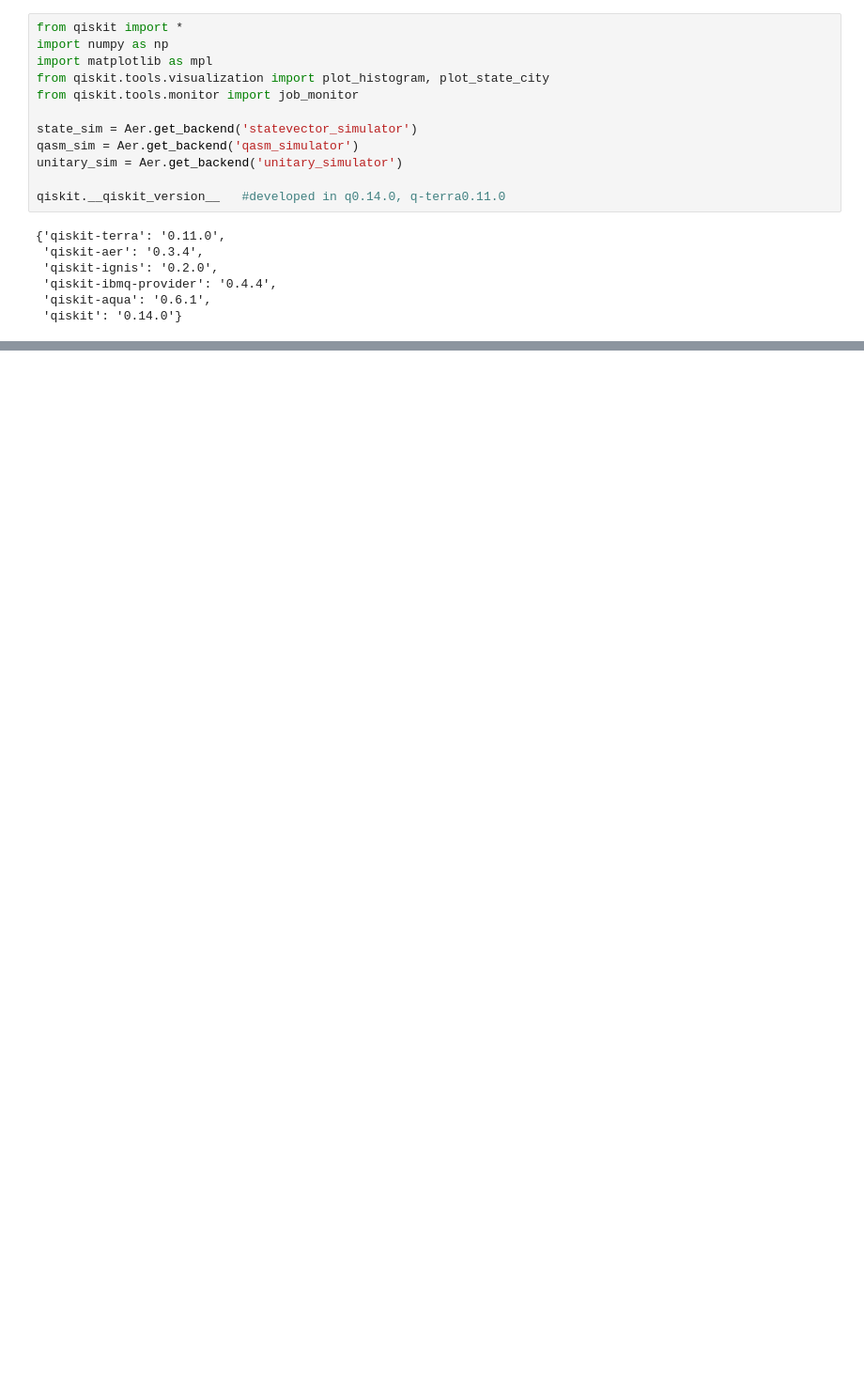
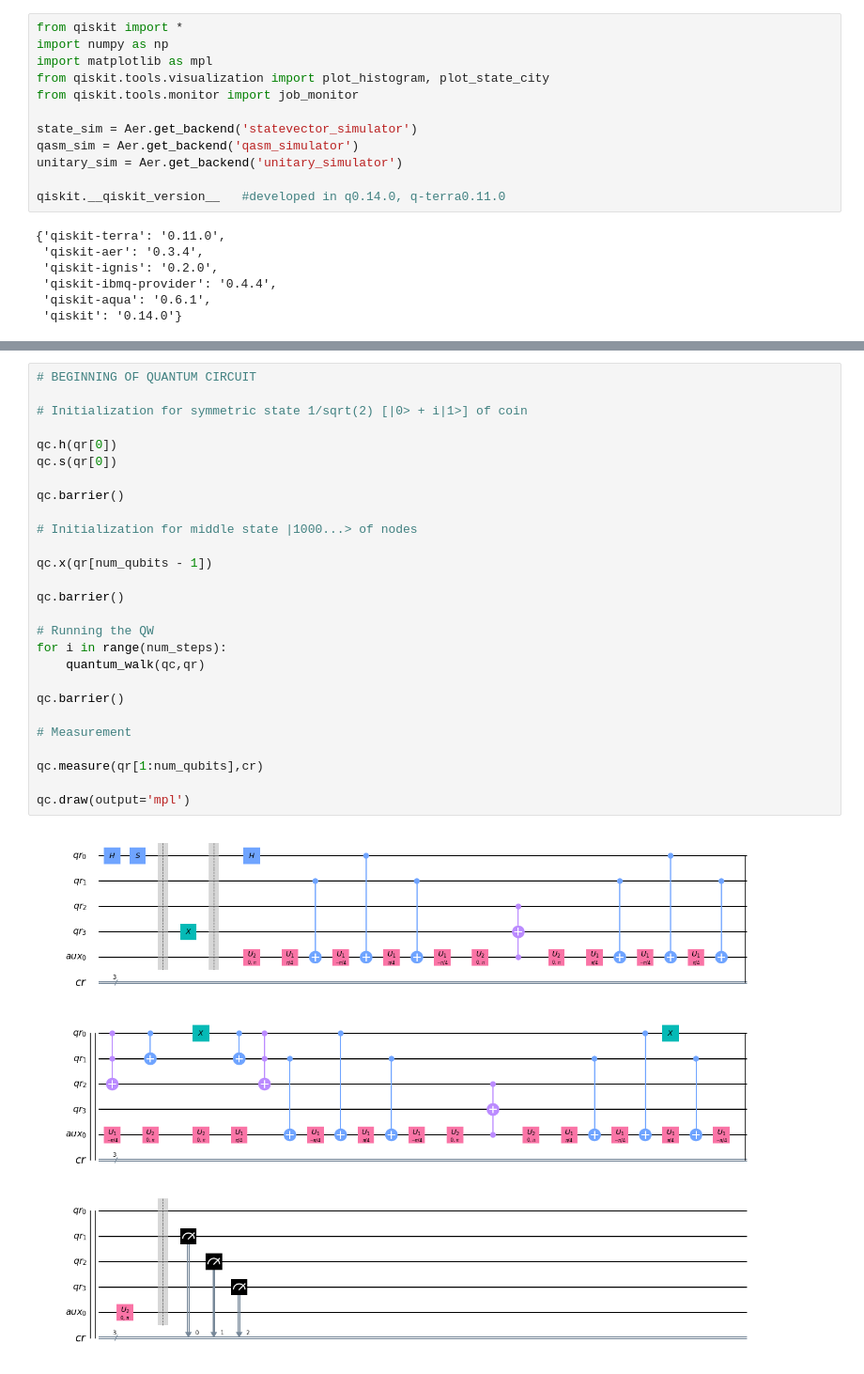
Before and after one commit to QuantumVic/discrete-time-quantum-walks, a Jupyter notebook: Fujiwara/QuantumWalk_Fujiwara.ipynb, the cells around one changed output, grey strips where cells are left out. Shown at 94% size. Drawn from its saved outputs; the diff is of its cells as text; blank space fills up the shorter version.

```diff
--- a/Fujiwara/QuantumWalk_Fujiwara.ipynb
+++ b/Fujiwara/QuantumWalk_Fujiwara.ipynb
@@ -98,3 +81,32 @@ qc.measure(qr[1:num_qubits],cr)
+# %%
+# BEGINNING OF QUANTUM CIRCUIT
+
+# Initialization for symmetric state 1/sqrt(2) [|0> + i|1>] of coin
+
+qc.h(qr[0])
+qc.s(qr[0])
+
+qc.barrier()
+
+# Initialization for middle state |1000...> of nodes
+
+qc.x(qr[num_qubits - 1])
+
+qc.barrier()
+
+# Running the QW
+for i in range(num_steps):
+    quantum_walk(qc,qr)
+
+qc.barrier()
+
+# Measurement
+
+qc.measure(qr[1:num_qubits],cr)
+
+qc.draw(output='mpl')
+# %% [output]
+[figure, added]
 # %%
 # Execute the circuit
 
```
Also changed, not shown: parts of 3 cells of this notebook, 2 other files.
